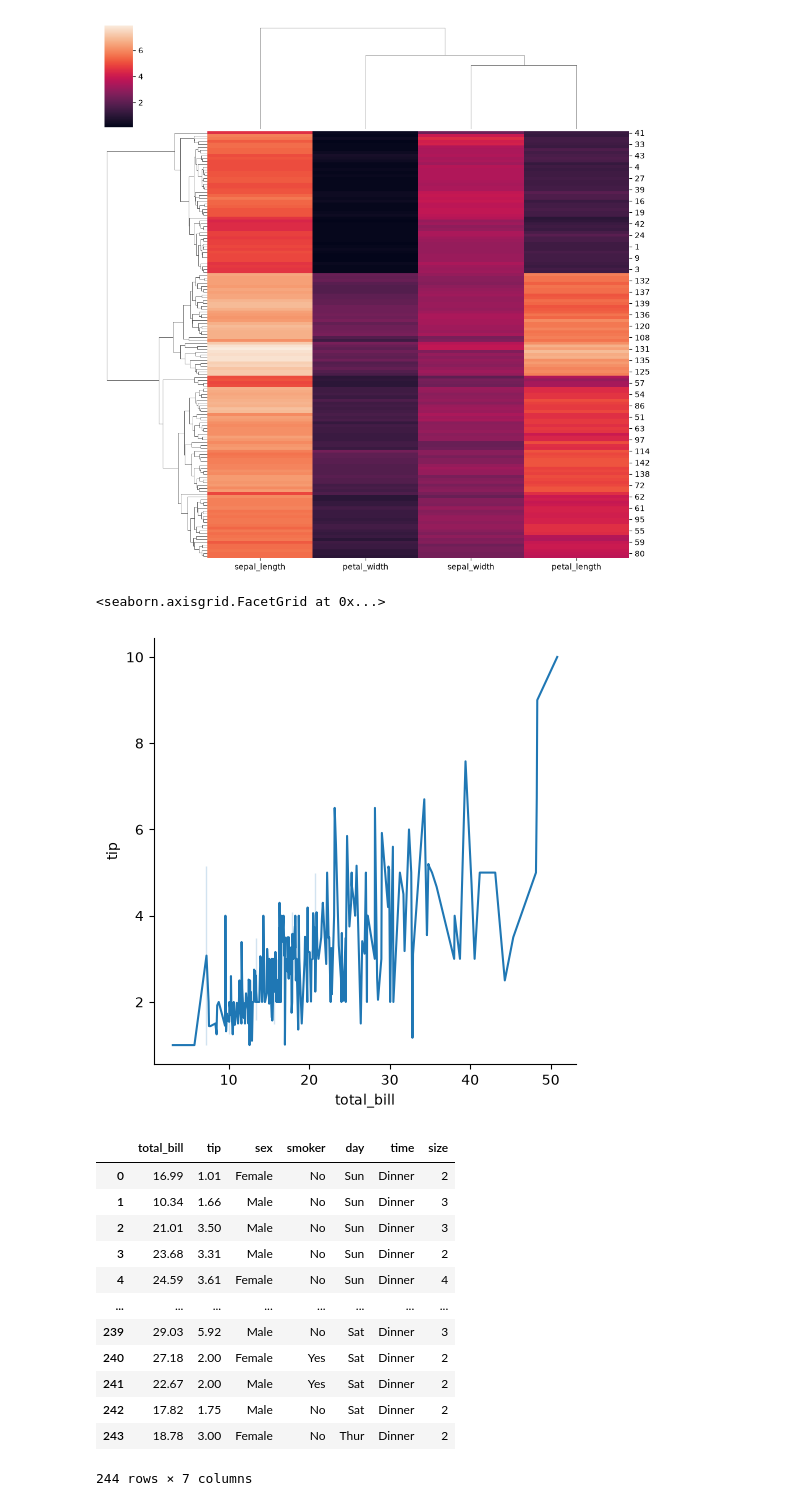
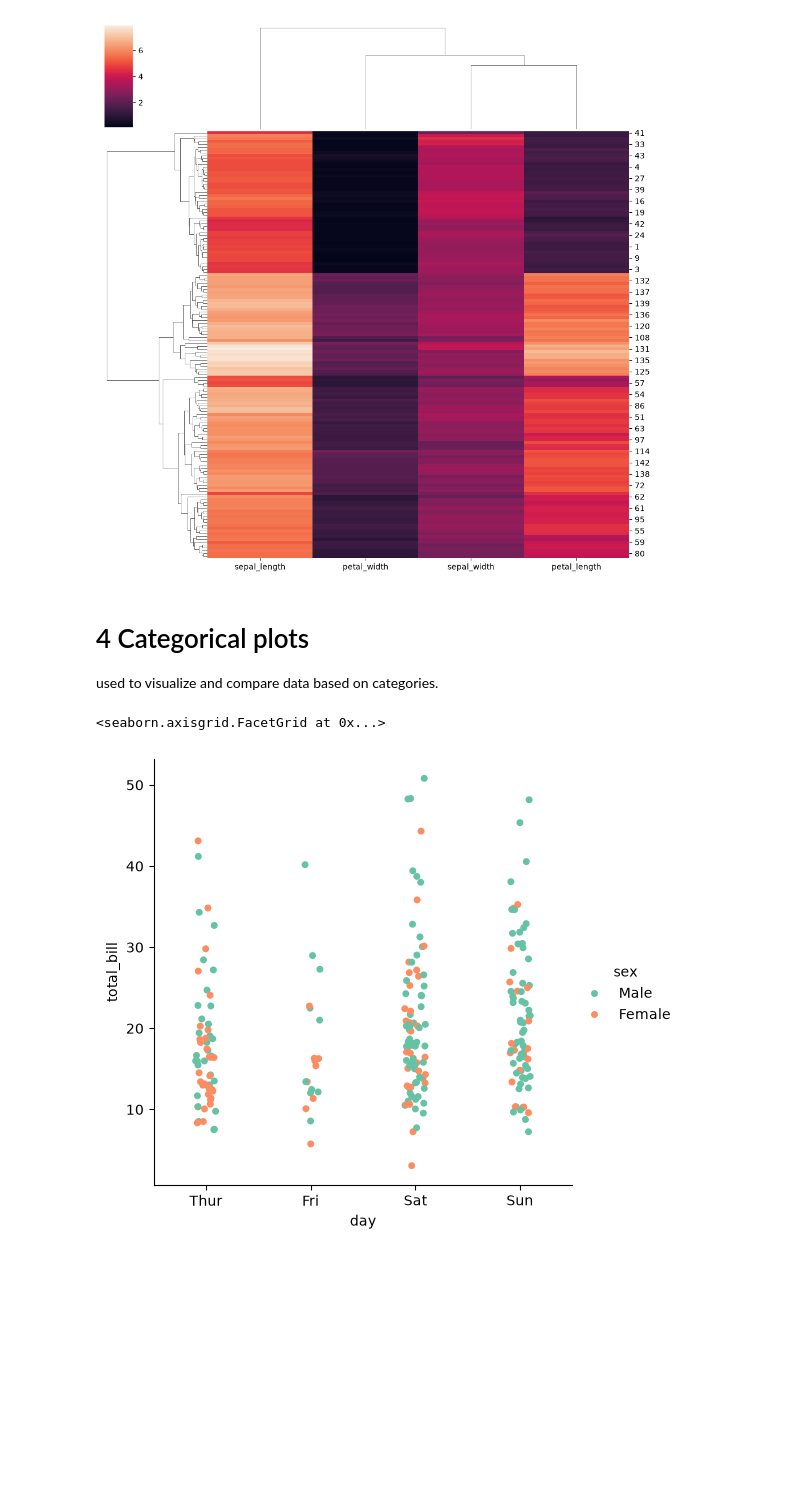
Before and after one commit to rakshithnr2007/ML-Journey, a Jupyter notebook: 04_Seaborn/Seaborn.ipynb, the cells around one changed output. Saved outputs shown, nothing was run; the diff lists cells and outputs as text; code cells hidden in the pictures; blank space fills up the shorter version.

Commit message:
complete SEABORN

```diff
--- a/04_Seaborn/Seaborn.ipynb
+++ b/04_Seaborn/Seaborn.ipynb
@@ -354,24 +379,12 @@ sns.clustermap(iris.iloc[:,[0,1,2,3]])
 # %% [output]
 <seaborn.matrix.ClusterGrid at 0x...>
 [figure]
-# %%
-sns.relplot(kind="" , data=tips  , x='total_bill' , y='tip')
-# %% [output]
-<seaborn.axisgrid.FacetGrid at 0x...>
-[figure, removed]
-# %%
-tips
-# %% [output]
-|  | total_bill | tip | sex | smoker | day | time | size |
-| 0 | 16.99 | 1.01 | Female | No | Sun | Dinner | 2 |
-| 1 | 10.34 | 1.66 | Male | No | Sun | Dinner | 3 |
-| 2 | 21.01 | 3.50 | Male | No | Sun | Dinner | 3 |
-| 3 | 23.68 | 3.31 | Male | No | Sun | Dinner | 2 |
-| 4 | 24.59 | 3.61 | Female | No | Sun | Dinner | 4 |
-| ... | ... | ... | ... | ... | ... | ... | ... |
-| 239 | 29.03 | 5.92 | Male | No | Sat | Dinner | 3 |
-| 240 | 27.18 | 2.00 | Female | Yes | Sat | Dinner | 2 |
-| 241 | 22.67 | 2.00 | Male | Yes | Sat | Dinner | 2 |
-| 242 | 17.82 | 1.75 | Male | No | Sat | Dinner | 2 |
-| 243 | 18.78 | 3.00 | Female | No | Thur | Dinner | 2 |
-244 rows × 7 columns
+# %% [markdown]
+# 4 Categorical plots
+used to visualize and compare data based on categories.
+# %%
+# figure level function
+sns.catplot(kind='strip' , data=tips, x='day' ,hue='sex',palette='Set2', y='total_bill')
+# %% [output]
+<seaborn.axisgrid.FacetGrid at 0x...>
+[figure, added]
```
Also changed, not shown: parts of 38 cells of this notebook, 1 other file.
